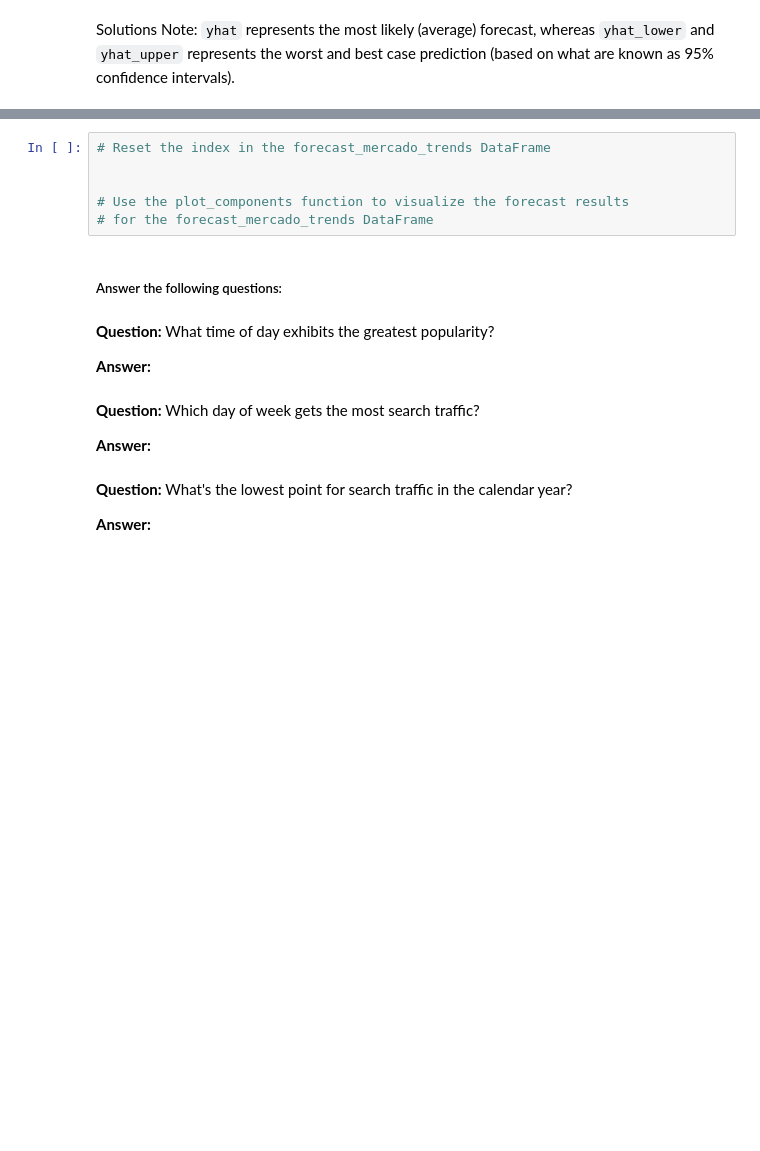
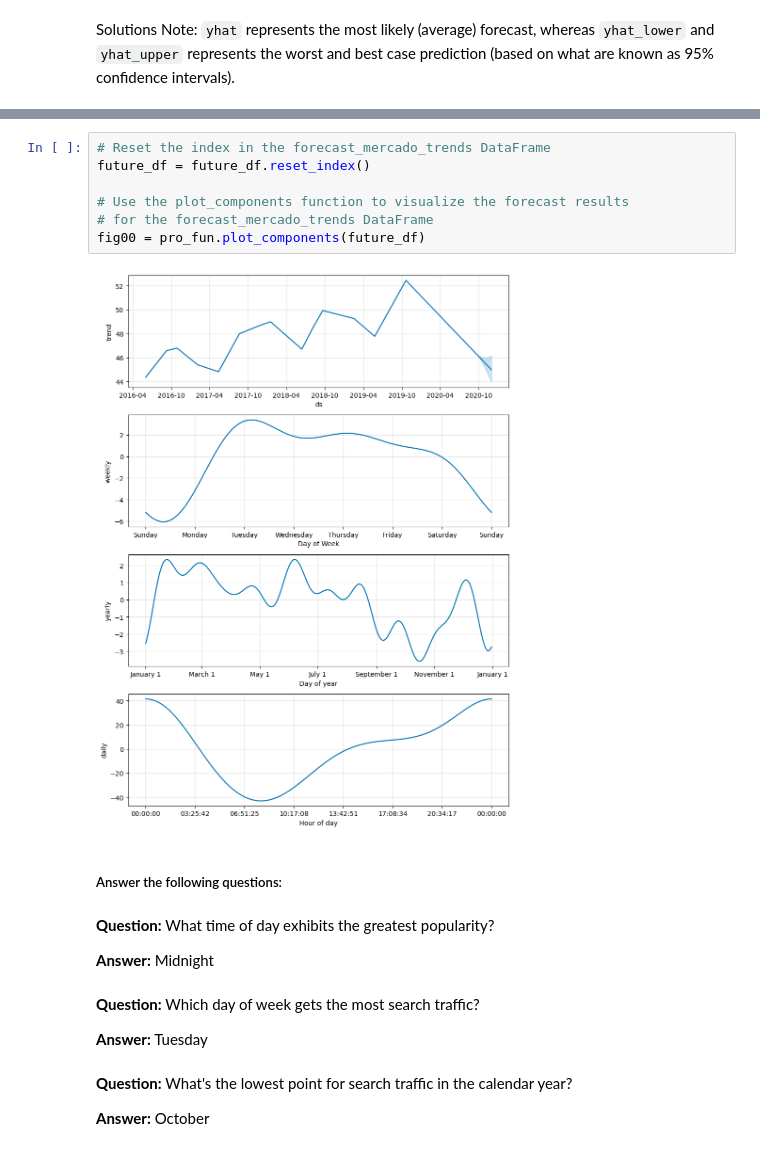
Before and after one commit to ArmZamJr/prophet-challenge, a Jupyter notebook: forecasting_net_prophet.ipynb, the cells around one changed output, grey strips where cells are left out. Saved outputs shown, nothing was run; the diff lists cells and outputs as text; blank space fills up the shorter version.

```diff
--- a/forecasting_net_prophet.ipynb
+++ b/forecasting_net_prophet.ipynb
@@ -507,20 +519,23 @@ Solutions Note: `yhat` represents the most likely (average) forecast, whereas `y
 # %%
 # Reset the index in the forecast_mercado_trends DataFrame
-
+future_df = future_df.reset_index()
 
 # Use the plot_components function to visualize the forecast results
 # for the forecast_mercado_trends DataFrame
+fig00 = pro_fun.plot_components(future_df)
+# %% [output]
+[figure, added]
 # %% [markdown]
 ##### Answer the following questions:
 # %% [markdown]
 **Question:** What time of day exhibits the greatest popularity?
 
-**Answer:**
+**Answer:** Midnight
 # %% [markdown]
 **Question:** Which day of week gets the most search traffic?
 
-**Answer:**
+**Answer:** Tuesday
 # %% [markdown]
 **Question:** What's the lowest point for search traffic in the calendar year?
 
-**Answer:**
+**Answer:** October
```
Also changed, not shown: parts of 9 cells of this notebook, 1 other file.
